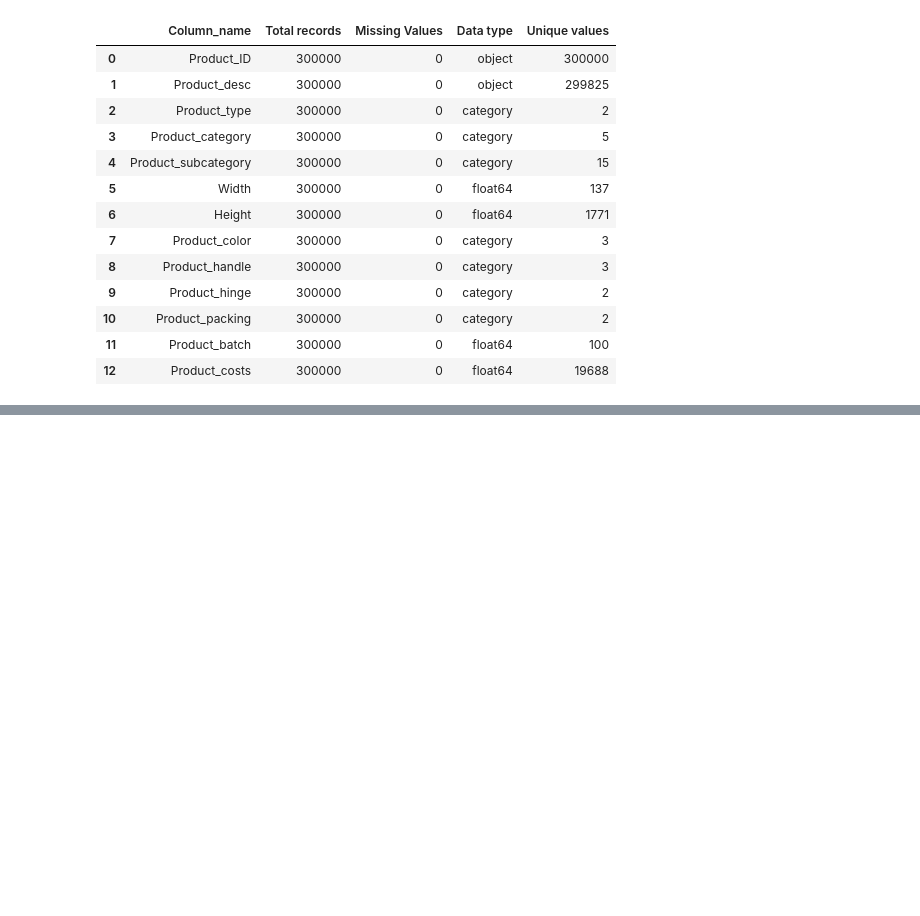
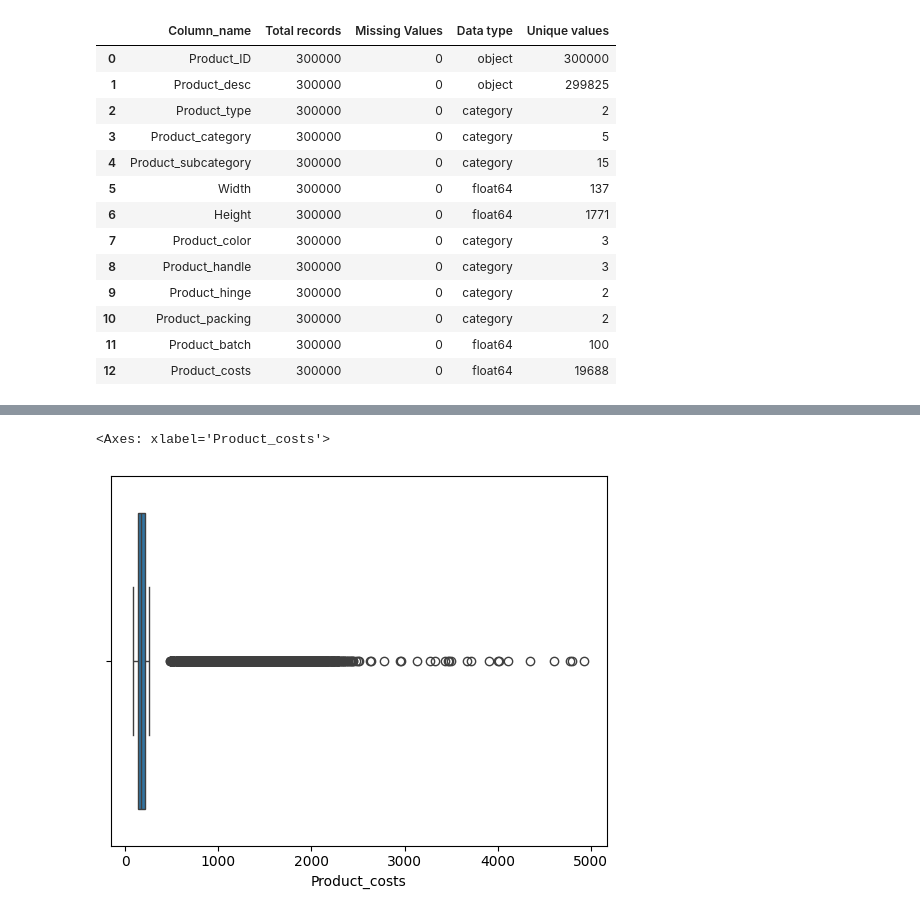
Before and after one commit to OndrejZapletal99/Python_DS_ML, a Jupyter notebook: CalculatorApp/Model/model.ipynb, the cells around one changed output, grey strips where cells are left out. Drawn from its saved outputs; the diff is of its cells as text; code cells hidden in the pictures; blank space fills up the shorter version.

```diff
--- a/CalculatorApp/Model/model.ipynb
+++ b/CalculatorApp/Model/model.ipynb
@@ -188,0 +211,8 @@ dataframe_info(df)
+# %%
+sns.boxplot(
+    data = df,
+    x='Product_costs'
+            )
+# %% [output]
+<Axes: xlabel='Product_costs'>
+[figure, added]
```
Also changed, not shown: parts of 6 cells of this notebook.
